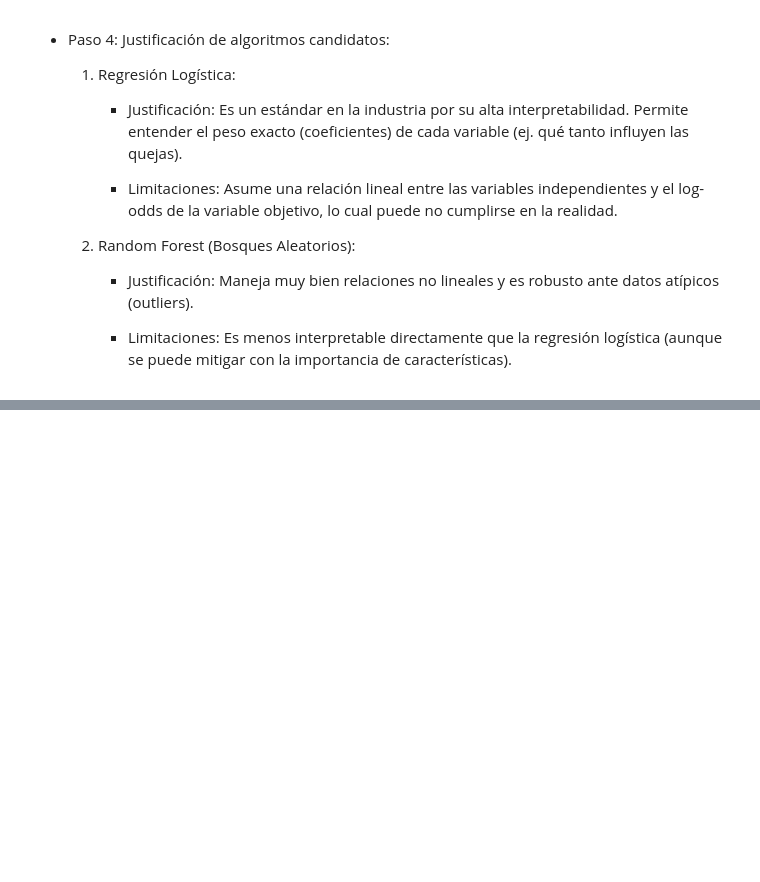
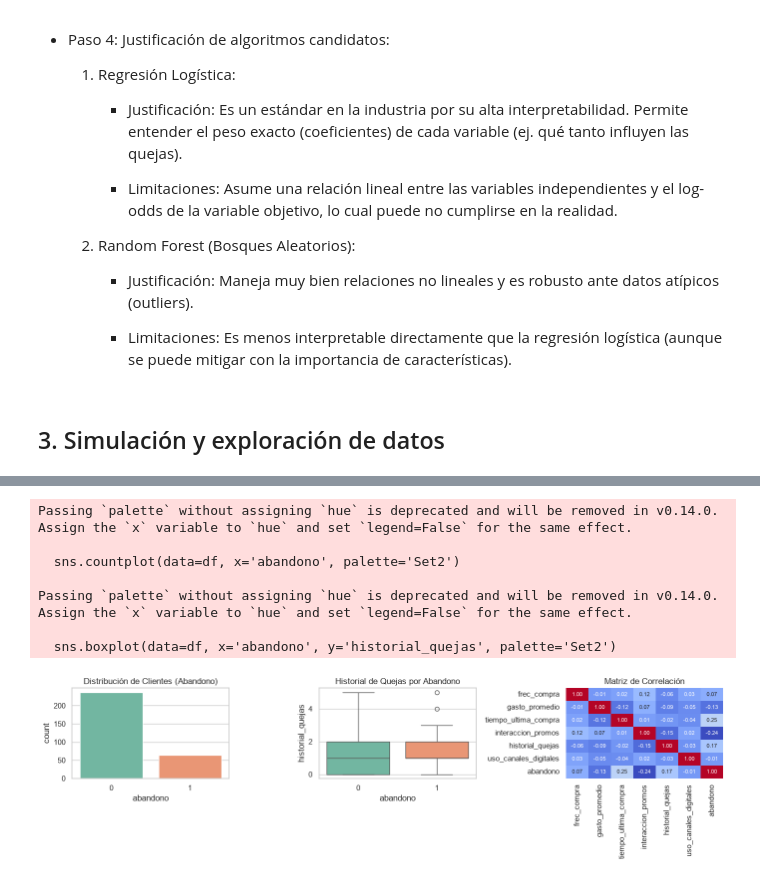
Before and after one commit to NehemiasRivas7/Diagnostico-de-Negocio, a Jupyter notebook: caso_churn/churn.ipynb, the cells around one changed output, grey strips where cells are left out. Saved outputs shown, nothing was run; the diff lists cells and outputs as text; code cells hidden in the pictures; blank space fills up the shorter version.

Commit message:
📝Add: Simulacion y exploracion de datos

```diff
--- a/caso_churn/churn.ipynb
+++ b/caso_churn/churn.ipynb
@@ -35,3 +35,73 @@ El modelo permitirá al departamento de marketing y fidelización segmentar a lo
         * Justificación: Maneja muy bien relaciones no lineales y es robusto ante datos atípicos (outliers).
 
         * Limitaciones: Es menos interpretable directamente que la regresión logística (aunque se puede mitigar con la importancia de características).
+# %% [markdown]
+## 3. Simulación y exploración de datos
+# %%
+import pandas as pd
+import numpy as np
+import matplotlib.pyplot as plt
+import seaborn as sns
+
+# Configuración visual
+sns.set_theme(style="whitegrid")
+
+# 1. Simulación de datos (300 registros)
+np.random.seed(42)
+n_samples = 300
+
+# Variables independientes (X)
+frec_compra = np.random.poisson(lam=4, size=n_samples) # Compras por mes
+gasto_promedio = np.random.normal(loc=120, scale=35, size=n_samples).round(2)
+tiempo_ultima_compra = np.random.randint(1, 90, size=n_samples) # Días
+interaccion_promos = np.random.binomial(n=1, p=0.4, size=n_samples) # 1=Sí, 0=No
+historial_quejas = np.random.poisson(lam=1, size=n_samples)
+uso_canales = np.random.uniform(low=0, high=10, size=n_samples).round(1) # Horas al mes
+
+# Generación de la variable objetivo (Y) con cierta lógica de negocio
+# Mayor tiempo sin compra y más quejas aumentan la probabilidad de abandono
+prob_abandono = (tiempo_ultima_compra / 90) * 0.4 + (historial_quejas / 5) * 0.4 - (interaccion_promos * 0.2)
+prob_abandono = np.clip(prob_abandono, 0.05, 0.95) # Limitar entre 5% y 95%
+abandono = np.random.binomial(n=1, p=prob_abandono)
+
+# Creación del DataFrame
+df = pd.DataFrame({
+    'frec_compra': frec_compra,
+    'gasto_promedio': gasto_promedio,
+    'tiempo_ultima_compra': tiempo_ultima_compra,
+    'interaccion_promos': interaccion_promos,
+    'historial_quejas': historial_quejas,
+    'uso_canales_digitales': uso_canales,
+    'abandono': abandono
+})
+
+display(df.head())
+
+# 2. Análisis Exploratorio Básico (EDA)
+plt.figure(figsize=(14, 4))
+
+# Visualización 1: Distribución del abandono
+plt.subplot(1, 3, 1)
+sns.countplot(data=df, x='abandono', palette='Set2')
+plt.title('Distribución de Clientes (Abandono)')
+
+# Visualización 2: Quejas vs Abandono
+plt.subplot(1, 3, 2)
+sns.boxplot(data=df, x='abandono', y='historial_quejas', palette='Set2')
+plt.title('Historial de Quejas por Abandono')
+
+# Visualización 3: Matriz de correlación (Supuesto de multicolinealidad)
+plt.subplot(1, 3, 3)
+corr = df.corr()
+sns.heatmap(corr, annot=True, fmt=".2f", cmap='coolwarm', cbar=False, annot_kws={"size": 8})
+plt.title('Matriz de Correlación')
+
+plt.tight_layout()
+plt.show()
+
+# 3. Verificación de supuestos
+print("Verificación de balance de clases (Proporción de abandonos):")
+print(df['abandono'].value_counts(normalize=True) * 100)
+# Para la Regresión Logística, verificamos en el heatmap que no haya alta multicolinealidad
+# entre las variables independientes (X), lo cual se cumple (valores bajos entre variables predictoras).
+# %% [output]
@@ -37,0 +114,8 @@ El modelo permitirá al departamento de marketing y fidelización segmentar a lo
+Passing `palette` without assigning `hue` is deprecated and will be removed in v0.14.0. Assign the `x` variable to `hue` and set `legend=False` for the same effect.
+
+  sns.countplot(data=df, x='abandono', palette='Set2')
+
+Passing `palette` without assigning `hue` is deprecated and will be removed in v0.14.0. Assign the `x` variable to `hue` and set `legend=False` for the same effect.
+
+  sns.boxplot(data=df, x='abandono', y='historial_quejas', palette='Set2')
+[figure, added]
```
Also changed, not shown: parts of 1 cell of this notebook.
